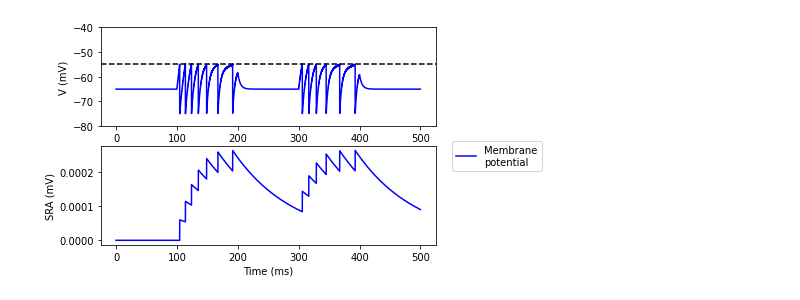
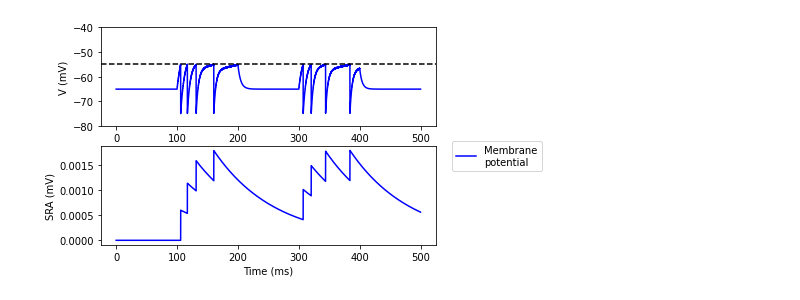
Before and after one commit to MoShrank/se34-computational-neuroscience, a Jupyter notebook: notebooks/LIF.ipynb, the cells around one changed output. Cells and saved outputs as stored; diff of their text form; code cells hidden in the pictures.

```diff
--- a/notebooks/LIF.ipynb
+++ b/notebooks/LIF.ipynb
@@ -48,12 +48,12 @@ lif_ref_per.plot(size)
 [figure]
 [interactive output not drawn]
 # %%
-lif_sra = LIF_Spike_Rate_Adaption(dt=dt, g_delta=0.006, tau_m=100, R=90)
+lif_sra = LIF_Spike_Rate_Adaption(dt=dt, g_delta=0.006, R=90)
 lif_sra.insert_spike_train(spike_train)
 
 lif_sra.plot(size)
 # %% [output]
-[figure, old version]
+[figure, new version]
 [interactive output not drawn]
 # %%
 lif_sra.plot_spikes(size)
```
Also changed, not shown: parts of 1 cell of this notebook, 1 other file.
